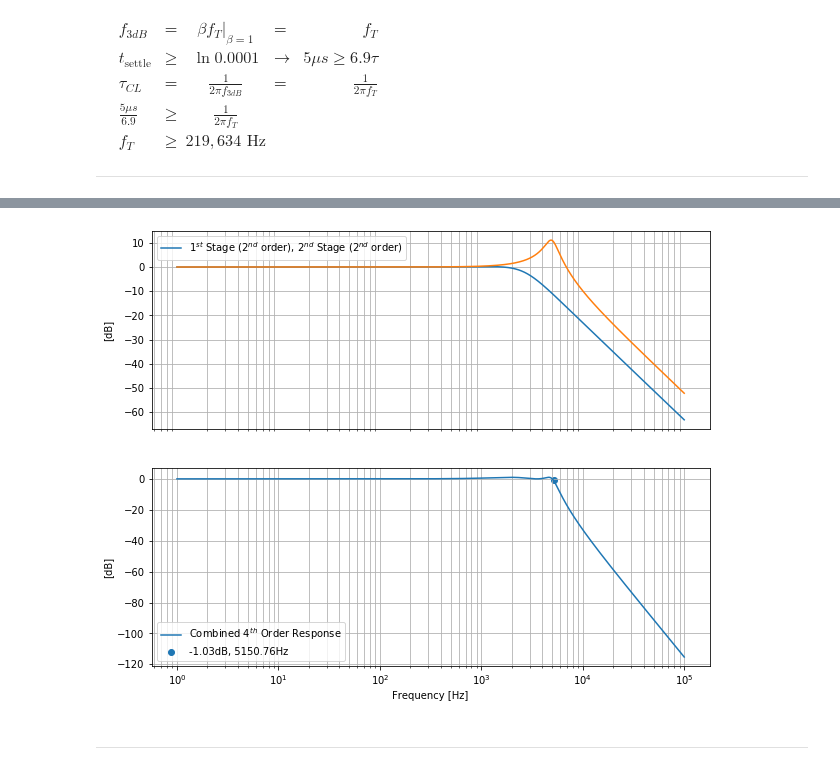
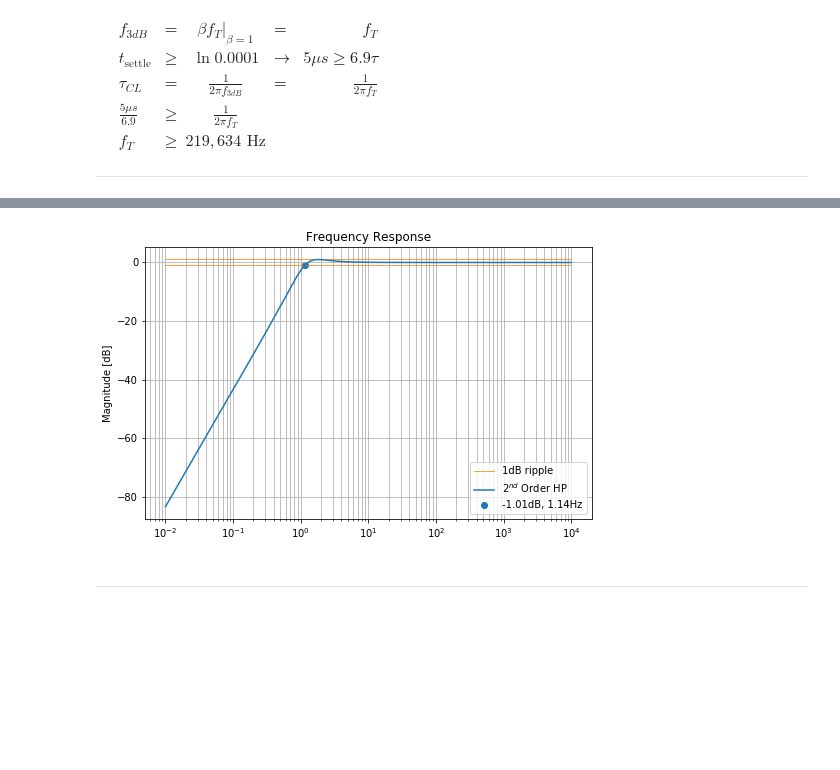
Before and after one commit to kegedy/EE538, a Jupyter notebook: design_project/design_project.ipynb, the cells around one changed output, grey strips where cells are left out. Saved outputs shown, nothing was run; the diff lists cells and outputs as text; code cells hidden in the pictures; blank space fills up the shorter version.

```diff
--- a/design_project/design_project.ipynb
+++ b/design_project/design_project.ipynb
@@ -399,27 +404,41 @@ w3, mag4, phase4 = cheby_4th.bode(w=w)
-# %%
-fig, ax = plt.subplots(2,figsize=(10,8))
-
-x1 = 2000+np.where(mag4[2000:]<=-1)[0][0]
-label1 = "{:.2f}dB, {:.2f}Hz".format(mag4[x1],f[x1])
-
-ax[0].semilogx(f, mag1)
-ax[0].semilogx(f, mag2)
-ax[0].grid(which='both', axis='both')
-ax[0].axes.xaxis.set_ticks([])
-ax[0].axes.xaxis.set_ticklabels([])
-ax[0].set_ylabel('[dB]')
-ax[0].legend( [r'$1^{st}$ Stage ($2^{nd}$ order), $2^{nd}$ Stage ($2^{nd}$ order)'])
-
-ax[1].semilogx(f,mag4,label=r'Combined $4^{th}$ Order Response')
-ax[1].scatter(f[x1],mag4[x1],label=label1,color='tab:blue')
-ax[1].grid(which='both', axis='both')
-ax[1].set_ylabel('[dB]')
-ax[1].set_xlabel('Frequency [Hz]')
-ax[1].legend()
-
-fig.align_ylabels(ax[:])
-plt.show();
-# %% [output]
-[figure, removed]
+# %%
+f = np.logspace(-2, 4, 10000)
+w = 2*np.pi*f
+#s = 1j*w
+
+num = 1*s**2
+a = 1
+b = (1/R2)*(C1+C2)/(C1*C2)
+c = 1/(R1*R2*C1*C2)
+den = a*s**2 + b*s + c
+
+components = {
+    C1:1e-6,
+    C2:1e-6,
+    R1:68201,
+    R2:249589
+}
+H = sp.Matrix([num/den])
+H = H.subs(components)
+H = lambdify(s,H,modules='numpy')
+H = H(1j*w)
+H = H[0][0]
+# %%
+fig, ax = plt.subplots(figsize=(8,5))
+
+x1 = np.where(20*np.log10(abs(H))<=-1)[0][-1]
+label1 = "{:.2f}dB, {:.2f}Hz".format(20*np.log10(abs(H[x1])),f[x1])
+
+ax.set_title('Frequency Response')
+ax.semilogx(f, 1*np.ones(len(H)),color='tab:orange',linewidth=.75)
+ax.semilogx(f,-1*np.ones(len(H)),color='tab:orange',linewidth=.75,label='1dB ripple')
+ax.semilogx(f, 20*np.log10(abs(H)),label=r'$2^{nd}$ Order HP')
+ax.scatter(f[x1],20*np.log10(abs(H[x1])),label=label1,color='tab:blue')
+ax.set_ylabel('Magnitude [dB]')
+ax.grid(which='both', axis='both')
+ax.legend()
+plt.show();
+# %% [output]
+[figure, added]
 # %% [markdown]
 <hr>
```
Also changed, not shown: parts of 25 cells of this notebook.
